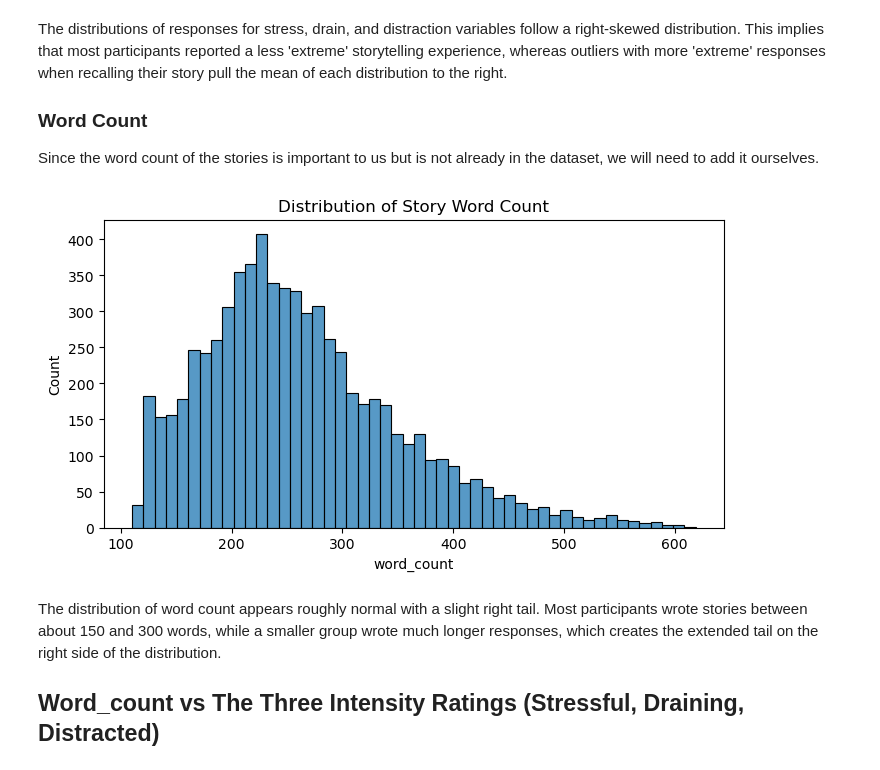
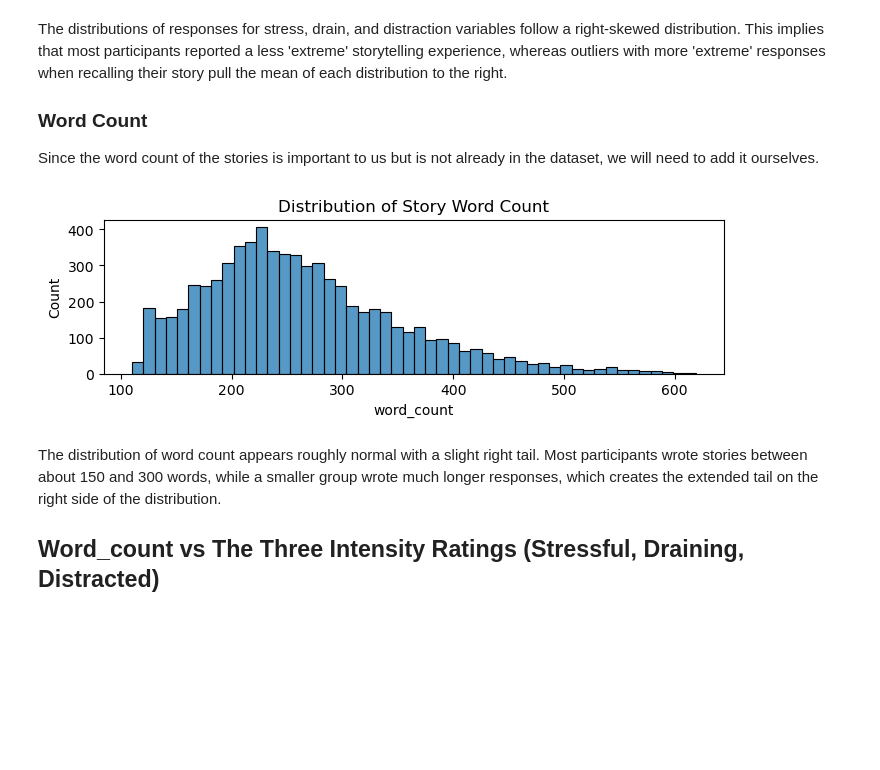
Before and after one commit to emw017/Group125_WI26, a Jupyter notebook: 03-FinalProject.ipynb, the cells around one changed output. Cells and saved outputs as stored; diff of their text form; code cells hidden in the pictures; blank space fills up the shorter version.

```diff
--- a/03-FinalProject.ipynb
+++ b/03-FinalProject.ipynb
@@ -127,13 +150,13 @@ Since the word count of the stories is important to us but is not already in the
 # %%
 hippo['word_count'] = hippo['story'].str.split().str.len()
 
-plt.figure(figsize=(8,4))
+plt.figure(figsize=(8,2))
 sns.histplot(hippo['word_count'], bins=50)
 plt.title('Distribution of Story Word Count')
 plt.xlabel('word_count')
 plt.show()
 # %% [output]
-[figure, old version]
+[figure, new version]
 # %% [markdown]
 The distribution of word count appears roughly normal with a slight right tail. Most participants wrote stories between about 150 and 300 words, while a smaller group wrote much longer responses, which creates the extended tail on the right side of the distribution.
 
```
Also changed, not shown: parts of 13 cells of this notebook.
